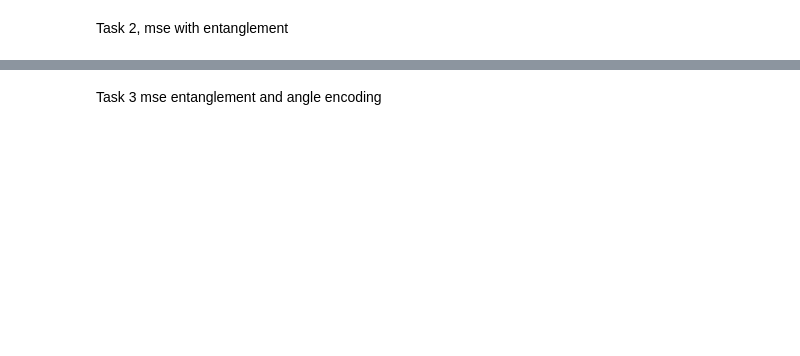
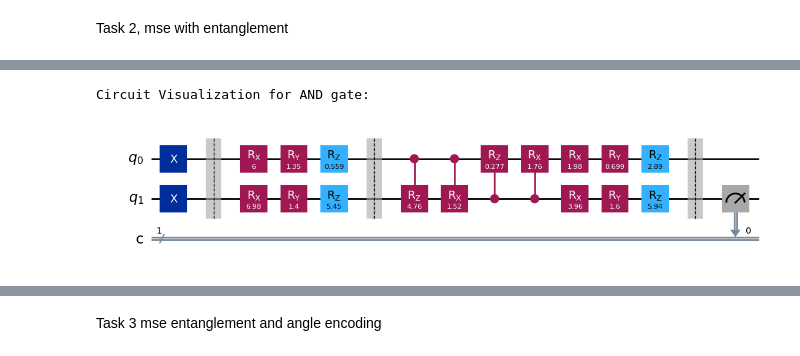
Before and after one commit to FyodorAmanov1/SKKUQ, a Jupyter notebook: main.ipynb, the cells around one changed output, grey strips where cells are left out. Saved outputs shown, nothing was run; the diff lists cells and outputs as text; code cells hidden in the pictures; blank space fills up the shorter version.

```diff
--- a/main.ipynb
+++ b/main.ipynb
@@ -345,0 +367,8 @@ Results for AND:
+# %%
+# Visualize the circuit
+print("Circuit Visualization for AND gate:\n")
+qc_and = create_circuit(params_and, '11')
+qc_and.draw(output='mpl')
+# %% [output]
+Circuit Visualization for AND gate:
+[figure, added]
```
Also changed, not shown: parts of 14 cells of this notebook.
